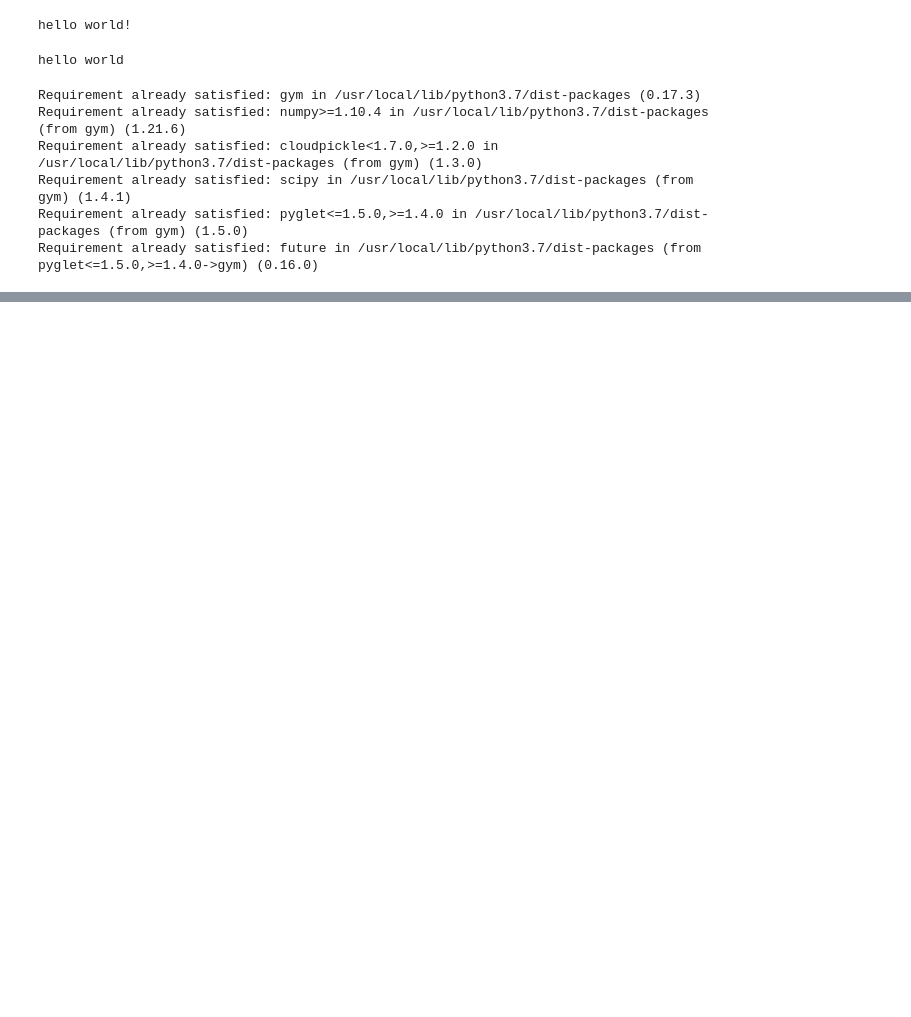
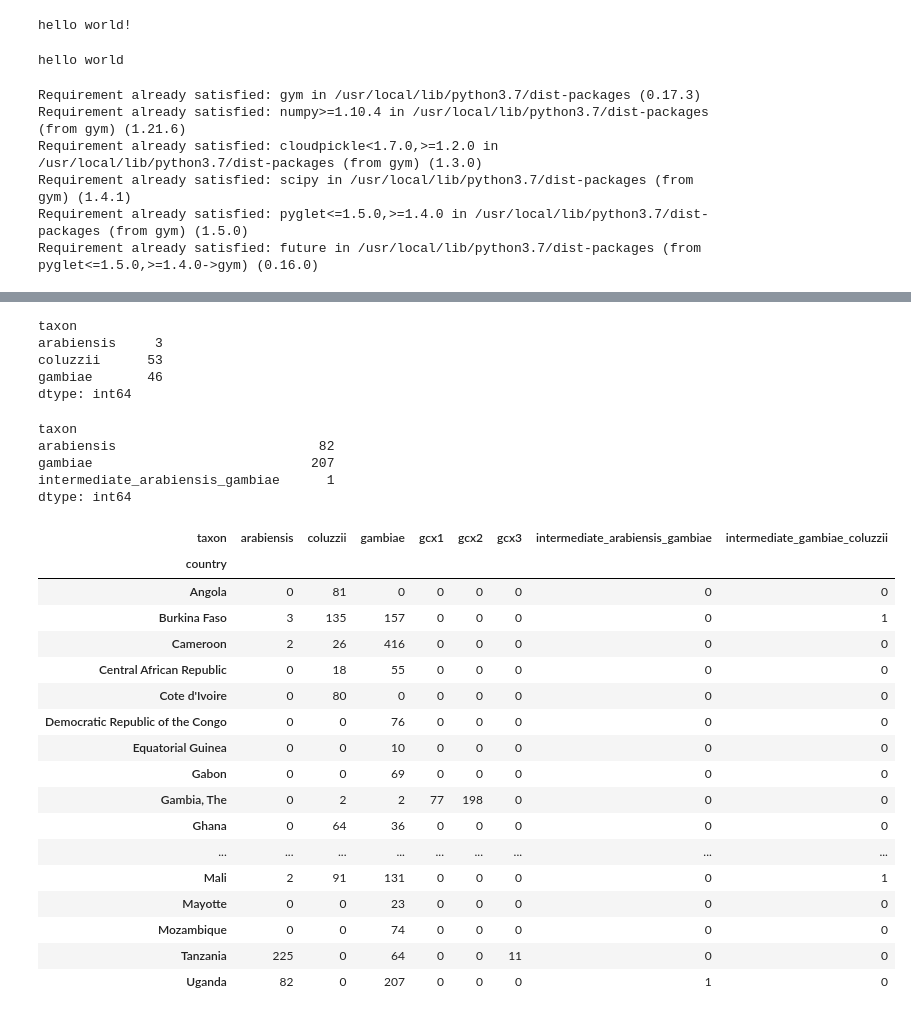
Before and after one commit to tusubirarita/My-Repo, a Jupyter notebook: colabintrotutorial.ipynb, the cells around one changed output, grey strips where cells are left out. Cells and saved outputs as stored; diff of their text form; code cells hidden in the pictures; blank space fills up the shorter version.

```diff
--- a/colabintrotutorial.ipynb
+++ b/colabintrotutorial.ipynb
@@ -27,0 +248,18 @@ import gym
+# %%
+#Let's break this down by mosquito species
+df_samples.query("country == 'Burkina Faso' and year ==2014").groupby("taxon").size()
+# %% [output]
+taxon
+arabiensis     3
+coluzzii      53
+gambiae       46
+dtype: int64
+# %%
+#Let's break it down by mosquito species for Uganda
+df_samples.query("country == 'Uganda' and year == 2012").groupby("taxon").size()
+# %% [output]
+taxon
+arabiensis                          82
+gambiae                            207
+intermediate_arabiensis_gambiae      1
+dtype: int64
@@ -27,0 +272,31 @@ import gym
+# %%
+pivot_country_taxon = (
+    df_samples
+    .pivot_table(
+        index="country",
+        columns="taxon",
+        values="sample_id",
+        aggfunc="count",
+        fill_value=0
+    )
+)
+pivot_country_taxon
+# %% [output]
+| taxon | arabiensis | coluzzii | gambiae | gcx1 | gcx2 | gcx3 | intermediate_arabiensis_gambiae | intermediate_gambiae_coluzzii |
+| country |  |  |  |  |  |  |  |  |
+| Angola | 0 | 81 | 0 | 0 | 0 | 0 | 0 | 0 |
+| Burkina Faso | 3 | 135 | 157 | 0 | 0 | 0 | 0 | 1 |
+| Cameroon | 2 | 26 | 416 | 0 | 0 | 0 | 0 | 0 |
+| Central African Republic | 0 | 18 | 55 | 0 | 0 | 0 | 0 | 0 |
+| Cote d'Ivoire | 0 | 80 | 0 | 0 | 0 | 0 | 0 | 0 |
+| Democratic Republic of the Congo | 0 | 0 | 76 | 0 | 0 | 0 | 0 | 0 |
+| Equatorial Guinea | 0 | 0 | 10 | 0 | 0 | 0 | 0 | 0 |
+| Gabon | 0 | 0 | 69 | 0 | 0 | 0 | 0 | 0 |
+| Gambia, The | 0 | 2 | 2 | 77 | 198 | 0 | 0 | 0 |
+| Ghana | 0 | 64 | 36 | 0 | 0 | 0 | 0 | 0 |
+| ... | ... | ... | ... | ... | ... | ... | ... | ... |
+| Mali | 2 | 91 | 131 | 0 | 0 | 0 | 0 | 1 |
+| Mayotte | 0 | 0 | 23 | 0 | 0 | 0 | 0 | 0 |
+| Mozambique | 0 | 0 | 74 | 0 | 0 | 0 | 0 | 0 |
+| Tanzania | 225 | 0 | 64 | 0 | 0 | 11 | 0 | 0 |
+| Uganda | 82 | 0 | 207 | 0 | 0 | 0 | 1 | 0 |
```
Also changed, not shown: parts of 43 cells of this notebook.
